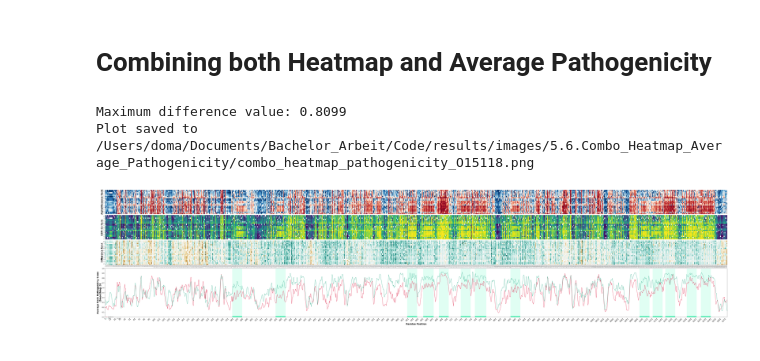
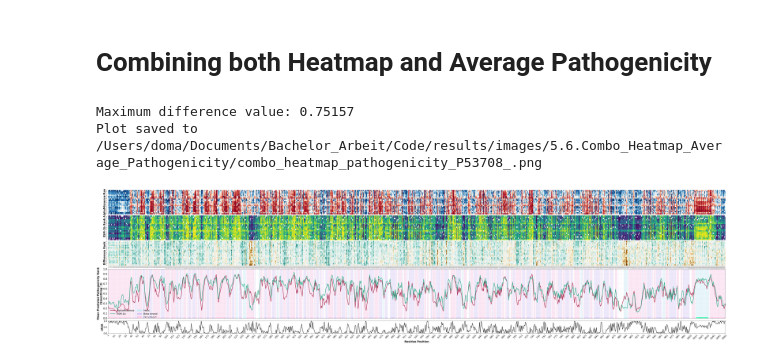
Before and after one commit to Welkinks/Bachelor_Thesis_ESM-1b_AlphaMissense_Analysis, a Jupyter notebook: notebooks/5.7.Combining_heat_patho.ipynb, the cells around one changed output. Saved outputs shown, nothing was run; the diff lists cells and outputs as text; code cells hidden in the pictures.

Commit message:
updated plot_heatmap_pathogenicity() and added signed_w_rank_test.ipynb

```diff
--- a/notebooks/5.7.Combining_heat_patho.ipynb
+++ b/notebooks/5.7.Combining_heat_patho.ipynb
@@ -40,9 +40,9 @@ Maximum difference value: 0.83905
 # %% [markdown]
 # Combining both Heatmap and Average Pathogenicity
 # %%
-PROTEIN_ID = "O15118"
-plot_heatmap_pathogenicity(PROTEIN_ID, span="multispan", smoothing_window=3, title=False)
+PROTEIN_ID = "P53708"
+plot_heatmap_pathogenicity(PROTEIN_ID, span="multispan", smoothing_window=3, title=False, rASA=True, save=True)
 # %% [output]
-Maximum difference value: 0.8099
-Plot saved to /Users/doma/Documents/Bachelor_Arbeit/Code/results/images/5.6.Combo_Heatmap_Average_Pathogenicity/combo_heatmap_pathogenicity_O15118.png
+Maximum difference value: 0.75157
+Plot saved to /Users/doma/Documents/Bachelor_Arbeit/Code/results/images/5.6.Combo_Heatmap_Average_Pathogenicity/combo_heatmap_pathogenicity_P53708_.png
-[figure, old version]
+[figure, new version]
```
Also changed, not shown: 10 other files.
